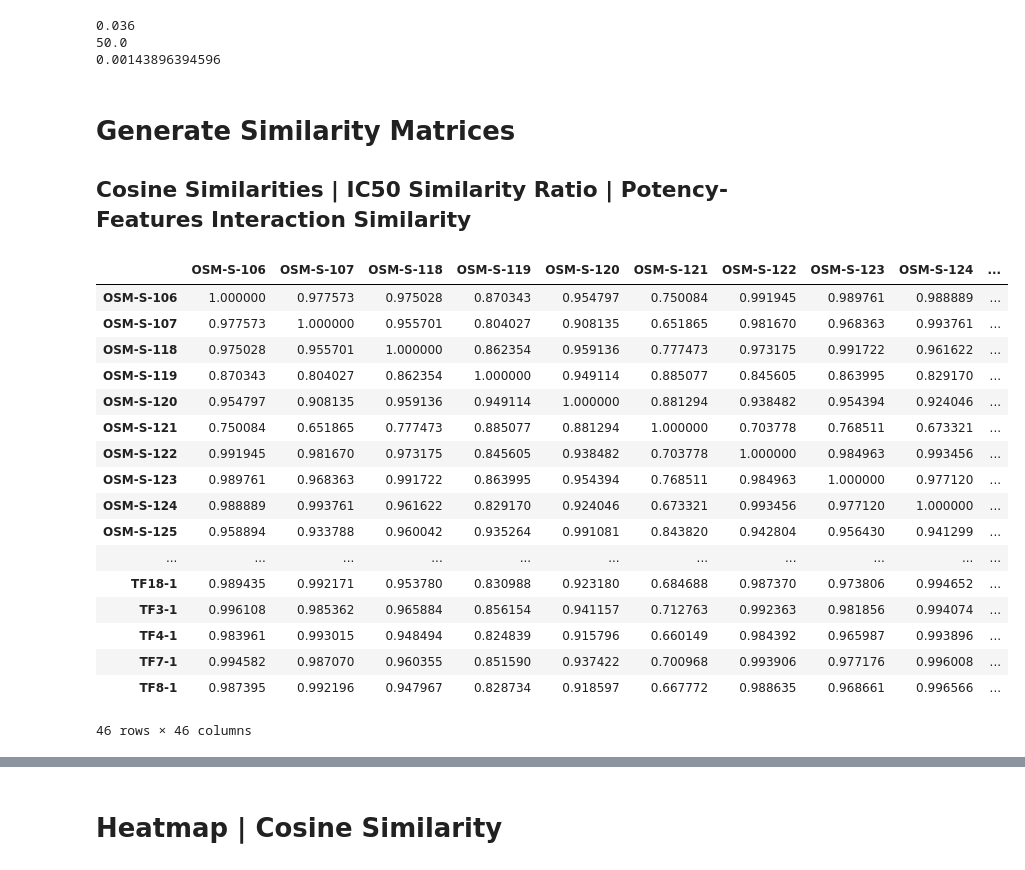
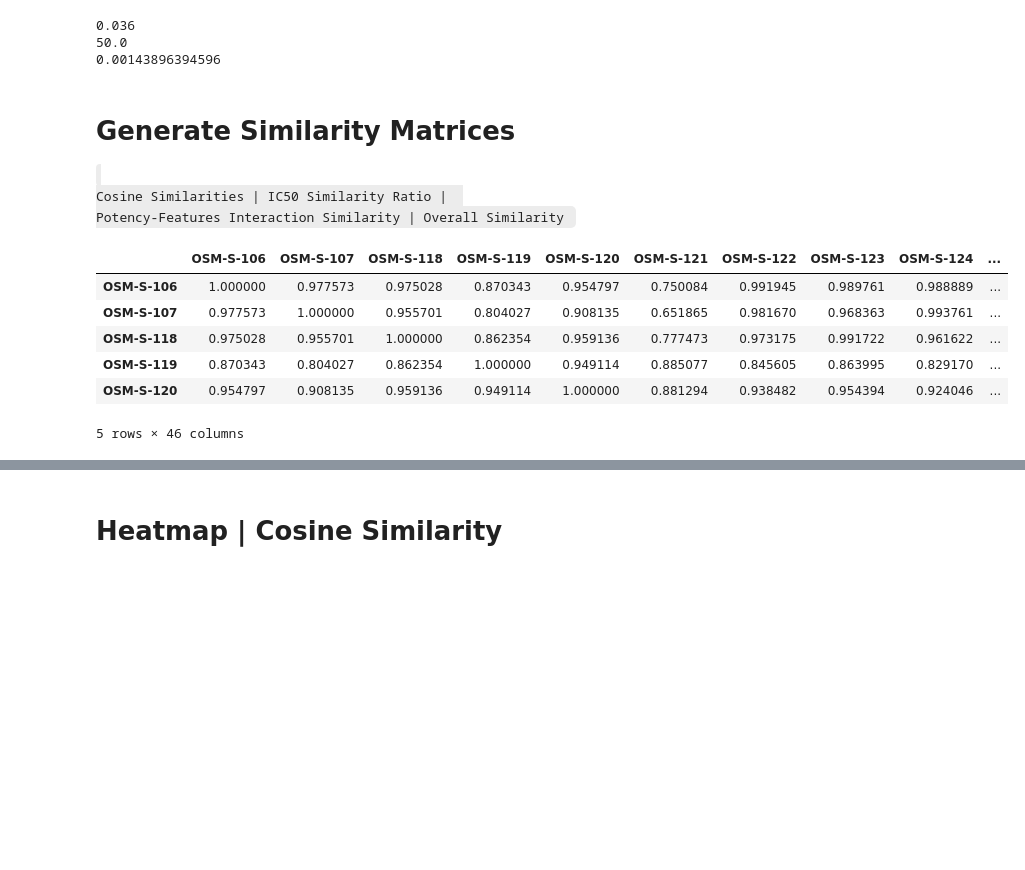
Before and after one commit to conradbm/kcail, a Jupyter notebook: code/2_deeper_findings_/main_similarities.ipynb, the cells around one changed output, grey strips where cells are left out. Cells and saved outputs as stored; diff of their text form; code cells hidden in the pictures; blank space fills up the shorter version.

Commit message:
Similarity Analysis Update

```diff
--- a/code/2_deeper_findings_/main_similarities.ipynb
+++ b/code/2_deeper_findings_/main_similarities.ipynb
@@ -213,31 +224,23 @@ print(1 - abs(x-y)/sum([x,y]))
 0.00143896394596
 # %% [markdown]
 # Generate Similarity Matrices
-## Cosine Similarities | IC50 Similarity Ratio |  Potency-Features Interaction Similarity
+<code>
+Cosine Similarities | IC50 Similarity Ratio |
+Potency-Features Interaction Similarity | Overall Similarity
+</code>
 # %%
 cosine_similarity_matrix = pd.DataFrame(np.matrix(A["cosine_sim"]), columns=frames[0].Name.tolist(), index=frames[0].Name.tolist())
 ic50_sim_ratio_matrix = pd.DataFrame(np.matrix(A["ic50_sim_ratio"]), columns=frames[0].Name.tolist(), index=frames[0].Name.tolist())
 interaction_matrix = cosine_similarity_matrix * ic50_sim_ratio_matrix
 overall_sim_matrix = 1 - abs(cosine_similarity_matrix - ic50_sim_ratio_matrix)/(cosine_similarity_matrix + ic50_sim_ratio_matrix)
 # %%
-cosine_similarity_matrix
+cosine_similarity_matrix.head()
 # %% [output]
 |  | OSM-S-106 | OSM-S-107 | OSM-S-118 | OSM-S-119 | OSM-S-120 | OSM-S-121 | OSM-S-122 | OSM-S-123 | OSM-S-124 | ... |
 | OSM-S-106 | 1.000000 | 0.977573 | 0.975028 | 0.870343 | 0.954797 | 0.750084 | 0.991945 | 0.989761 | 0.988889 | ... |
 | OSM-S-107 | 0.977573 | 1.000000 | 0.955701 | 0.804027 | 0.908135 | 0.651865 | 0.981670 | 0.968363 | 0.993761 | ... |
 | OSM-S-118 | 0.975028 | 0.955701 | 1.000000 | 0.862354 | 0.959136 | 0.777473 | 0.973175 | 0.991722 | 0.961622 | ... |
 | OSM-S-119 | 0.870343 | 0.804027 | 0.862354 | 1.000000 | 0.949114 | 0.885077 | 0.845605 | 0.863995 | 0.829170 | ... |
 | OSM-S-120 | 0.954797 | 0.908135 | 0.959136 | 0.949114 | 1.000000 | 0.881294 | 0.938482 | 0.954394 | 0.924046 | ... |
-| OSM-S-121 | 0.750084 | 0.651865 | 0.777473 | 0.885077 | 0.881294 | 1.000000 | 0.703778 | 0.768511 | 0.673321 | ... |
-| OSM-S-122 | 0.991945 | 0.981670 | 0.973175 | 0.845605 | 0.938482 | 0.703778 | 1.000000 | 0.984963 | 0.993456 | ... |
-| OSM-S-123 | 0.989761 | 0.968363 | 0.991722 | 0.863995 | 0.954394 | 0.768511 | 0.984963 | 1.000000 | 0.977120 | ... |
-| OSM-S-124 | 0.988889 | 0.993761 | 0.961622 | 0.829170 | 0.924046 | 0.673321 | 0.993456 | 0.977120 | 1.000000 | ... |
-| OSM-S-125 | 0.958894 | 0.933788 | 0.960042 | 0.935264 | 0.991081 | 0.843820 | 0.942804 | 0.956430 | 0.941299 | ... |
-| ... | ... | ... | ... | ... | ... | ... | ... | ... | ... | ... |
-| TF18-1 | 0.989435 | 0.992171 | 0.953780 | 0.830988 | 0.923180 | 0.684688 | 0.987370 | 0.973806 | 0.994652 | ... |
-| TF3-1 | 0.996108 | 0.985362 | 0.965884 | 0.856154 | 0.941157 | 0.712763 | 0.992363 | 0.981856 | 0.994074 | ... |
-| TF4-1 | 0.983961 | 0.993015 | 0.948494 | 0.824839 | 0.915796 | 0.660149 | 0.984392 | 0.965987 | 0.993896 | ... |
-| TF7-1 | 0.994582 | 0.987070 | 0.960355 | 0.851590 | 0.937422 | 0.700968 | 0.993906 | 0.977176 | 0.996008 | ... |
-| TF8-1 | 0.987395 | 0.992196 | 0.947967 | 0.828734 | 0.918597 | 0.667772 | 0.988635 | 0.968661 | 0.996566 | ... |
-46 rows × 46 columns
+5 rows × 46 columns
 # %%
```
Also changed, not shown: parts of 24 cells of this notebook.
